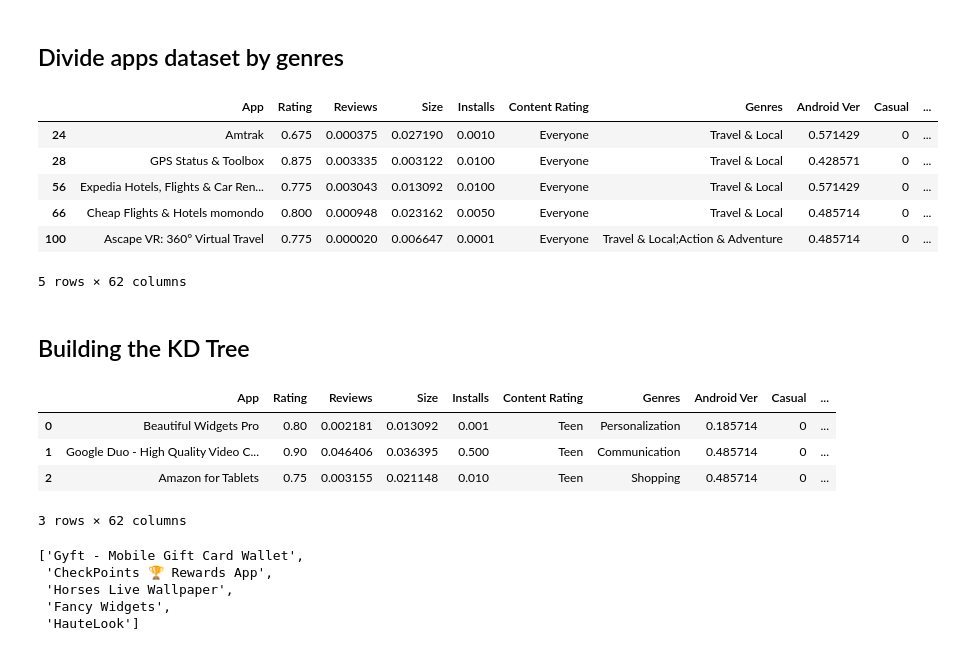
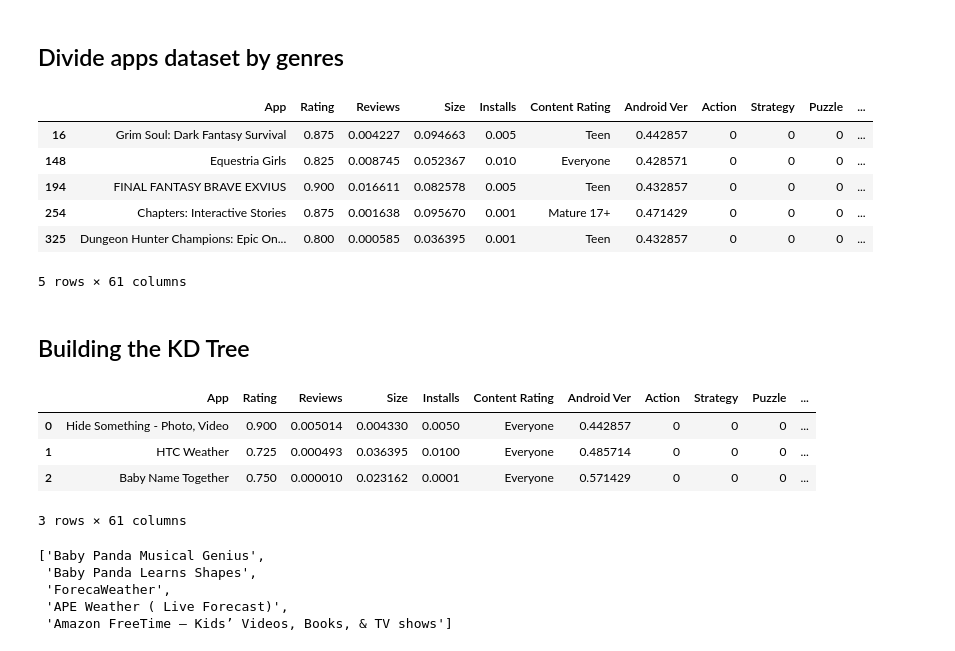
Before and after one commit to RavMRafiki/Recommendation-System, a Jupyter notebook: App_recommendation_system.ipynb, the cells around one changed output. Cells and saved outputs as stored; diff of their text form; code cells hidden in the pictures.

Commit message:
Kd tree with jaccard similarity

```diff
--- a/App_recommendation_system.ipynb
+++ b/App_recommendation_system.ipynb
@@ -207,9 +206,9 @@ avgSize = pd.to_numeric(validatingSet['Size'], errors='coerce').mean()
 avgInstalls = pd.to_numeric(validatingSet['Installs'], errors='coerce').mean()
 maxAndroidVer = max(validatingSet['Android Ver'])
 genres = []
-for i in validatingSet.columns.tolist()[8:]:
+for i in validatingSet.columns.tolist()[7:]:
     genres.append(pd.to_numeric(validatingSet[i], errors='coerce').mean())
-avgAppList = ['avgApp',avgRating,avgReviews,avgSize,avgInstalls,validatingSet.iloc[0]['Content Rating'],"avgGenre",maxAndroidVer]
+avgAppList = ['avgApp',avgRating,avgReviews,avgSize,avgInstalls,validatingSet.iloc[0]['Content Rating'],maxAndroidVer]
 for i in genres:
     avgAppList.append(i)
 avgApp = pd.DataFrame(columns=validatingSet.columns.tolist())
@@ -364,9 +363,9 @@ avgSize = pd.to_numeric(validatingSet['Size'], errors='coerce').mean()
 avgInstalls = pd.to_numeric(validatingSet['Installs'], errors='coerce').mean()
 maxAndroidVer = max(validatingSet['Android Ver'])
 genres = []
-for i in validatingSet.columns.tolist()[8:-1]:
+for i in validatingSet.columns.tolist()[7:-1]:
     genres.append(pd.to_numeric(validatingSet[i], errors='coerce').mean())
-avgAppList = ['avgApp',avgRating,avgReviews,avgSize,avgInstalls,validatingSet.iloc[0]['Content Rating'],"avgGenre",maxAndroidVer]
+avgAppList = ['avgApp',avgRating,avgReviews,avgSize,avgInstalls,validatingSet.iloc[0]['Content Rating'],maxAndroidVer]
 for i in genres:
     avgAppList.append(i)
 revs = []
@@ -521,52 +520,71 @@ class KDTree:
 # %%
 def divide_by_genres(dataset):
     datasets = []
     for i in range(8, dataset.shape[1]):
         datasets.append(dataset[dataset.iloc[:, i] == 1])
     return datasets
 trainingSet_genres = divide_by_genres(trainingSet)
-trainingSet_genres[52].head()
+trainingSet_genres[51].head()
 # %% [output]
-|  | App | Rating | Reviews | Size | Installs | Content Rating | Genres | Android Ver | Casual | ... |
-| 24 | Amtrak | 0.675 | 0.000375 | 0.027190 | 0.0010 | Everyone | Travel & Local | 0.571429 | 0 | ... |
-| 28 | GPS Status & Toolbox | 0.875 | 0.003335 | 0.003122 | 0.0100 | Everyone | Travel & Local | 0.428571 | 0 | ... |
-| 56 | Expedia Hotels, Flights & Car Ren... | 0.775 | 0.003043 | 0.013092 | 0.0100 | Everyone | Travel & Local | 0.571429 | 0 | ... |
-| 66 | Cheap Flights & Hotels momondo | 0.800 | 0.000948 | 0.023162 | 0.0050 | Everyone | Travel & Local | 0.485714 | 0 | ... |
-| 100 | Ascape VR: 360° Virtual Travel | 0.775 | 0.000020 | 0.006647 | 0.0001 | Everyone | Travel & Local;Action & Adventure | 0.485714 | 0 | ... |
+|  | App | Rating | Reviews | Size | Installs | Content Rating | Android Ver | Action | Strategy | Puzzle | ... |
+| 16 | Grim Soul: Dark Fantasy Survival | 0.875 | 0.004227 | 0.094663 | 0.005 | Teen | 0.442857 | 0 | 0 | 0 | ... |
+| 148 | Equestria Girls | 0.825 | 0.008745 | 0.052367 | 0.010 | Everyone | 0.428571 | 0 | 0 | 0 | ... |
+| 194 | FINAL FANTASY BRAVE EXVIUS | 0.900 | 0.016611 | 0.082578 | 0.005 | Teen | 0.432857 | 0 | 0 | 0 | ... |
+| 254 | Chapters: Interactive Stories | 0.875 | 0.001638 | 0.095670 | 0.001 | Mature 17+ | 0.471429 | 0 | 0 | 0 | ... |
+| 325 | Dungeon Hunter Champions: Epic On... | 0.800 | 0.000585 | 0.036395 | 0.001 | Teen | 0.432857 | 0 | 0 | 0 | ... |
-5 rows × 62 columns
+5 rows × 61 columns
 # %% [markdown]
 <h2>Building the KD Tree</h2>
 # %%
 validatingSet
 # %% [output]
-|  | App | Rating | Reviews | Size | Installs | Content Rating | Genres | Android Ver | Casual | ... |
-| 0 | Beautiful Widgets Pro | 0.80 | 0.002181 | 0.013092 | 0.001 | Teen | Personalization | 0.185714 | 0 | ... |
-| 1 | Google Duo - High Quality Video C... | 0.90 | 0.046406 | 0.036395 | 0.500 | Teen | Communication | 0.485714 | 0 | ... |
-| 2 | Amazon for Tablets | 0.75 | 0.003155 | 0.021148 | 0.010 | Teen | Shopping | 0.485714 | 0 | ... |
+|  | App | Rating | Reviews | Size | Installs | Content Rating | Android Ver | Action | Strategy | Puzzle | ... |
+| 0 | Hide Something - Photo, Video | 0.900 | 0.005014 | 0.004330 | 0.0050 | Everyone | 0.442857 | 0 | 0 | 0 | ... |
+| 1 | HTC Weather | 0.725 | 0.000493 | 0.036395 | 0.0100 | Everyone | 0.485714 | 0 | 0 | 0 | ... |
+| 2 | Baby Name Together | 0.750 | 0.000010 | 0.023162 | 0.0001 | Everyone | 0.571429 | 0 | 0 | 0 | ... |
-3 rows × 62 columns
+3 rows × 61 columns
 # %%
+#kd tree tu działa tak, że dla każdej kategorii tworzy osobne drzewo, a następnie dla każdej kategorii występującej w podanej aplikacji wyszukuje 5 najbliższych sąsiadów
+#następnie łączy najbliższych sąsiadów z validatingSet i liczy dystans używając jaccard similarity coefficient, i na tej podstawie zwraca 5 najbliższych sąsiadów
 kdtrees = []
 for i in range(len(trainingSet_genres)):
     kdtrees.append(KDTree(trainingSet_genres[i]))
 def recommendation_genres(dataset, app):
     app_genres = []
     recommended_apps = []
-    for i in range(8, dataset.shape[1]):
+    for i in range(8, dataset.shape[1]-1):
         if app[i] == 1:
             app_genres.append(i-8)
     for i in range(len(app_genres)):
         recommended_apps_genre = kdtrees[app_genres[i]].find_nearest_neighbors(app[1:5].to_numpy(), 5)
         recommended_apps.extend(x for x in recommended_apps_genre if x not in recommended_apps)
     return recommended_apps
-def kdtree_recommendation(dataset, apps):
+def jaccard(string1,string2):
+        sim = 0
+        try:
+            string1 = string1.split(";")
+        except:
+            string1 = [""]
+        try:
+            string2 = string2.split(";")
+        except:
+            string2 = [""]
+
+        for word in string1:
+            if word in string2:
+                sim+=1
+        return 1 - (sim/5)
+
+def kdtree_recommendation(dataset, validatingApps):
     recommended_apps = []
-    for idx, row in apps.iterrows():
+    for idx, row in validatingApps.iterrows():
         recommended_apps.extend(x for x in recommendation_genres(dataset, row) if x not in recommended_apps)
     distances = []
     for idx, i in enumerate(recommended_apps):
         distances.append(0)
-        for _, j in apps.iterrows():
+        for _, j in validatingApps.iterrows():
             distances[idx] += (np.linalg.norm(np.array(dataset[dataset["App"] == i].iloc[0][1:5]) - np.array(j[1:5])))
+            distances[idx] *= jaccard(dataset[dataset["App"] == i].iloc[0][-1], j[-1])
     best_apps = []
     for i in range(5):
         best_apps.append(recommended_apps[distances.index(min(distances))])
@@ -576,8 +594,8 @@ def kdtree_recommendation(dataset, apps):
 
 kdtree_recommendation(trainingSet, validatingSet)
 # %% [output]
-['Gyft - Mobile Gift Card Wallet',
- 'CheckPoints 🏆 Rewards App',
- 'Horses Live Wallpaper',
- 'Fancy Widgets',
- 'HauteLook']
+['Baby Panda Musical Genius',
+ 'Baby Panda Learns Shapes',
+ 'ForecaWeather',
+ 'APE Weather ( Live Forecast)',
+ 'Amazon FreeTime – Kids’ Videos, Books, & TV shows']
```
Also changed, not shown: parts of 12 cells of this notebook.
